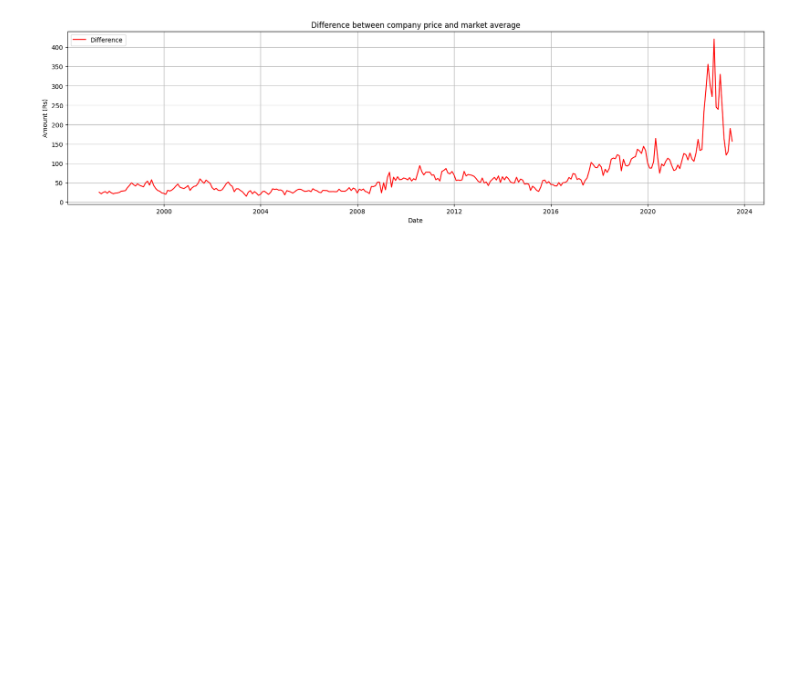
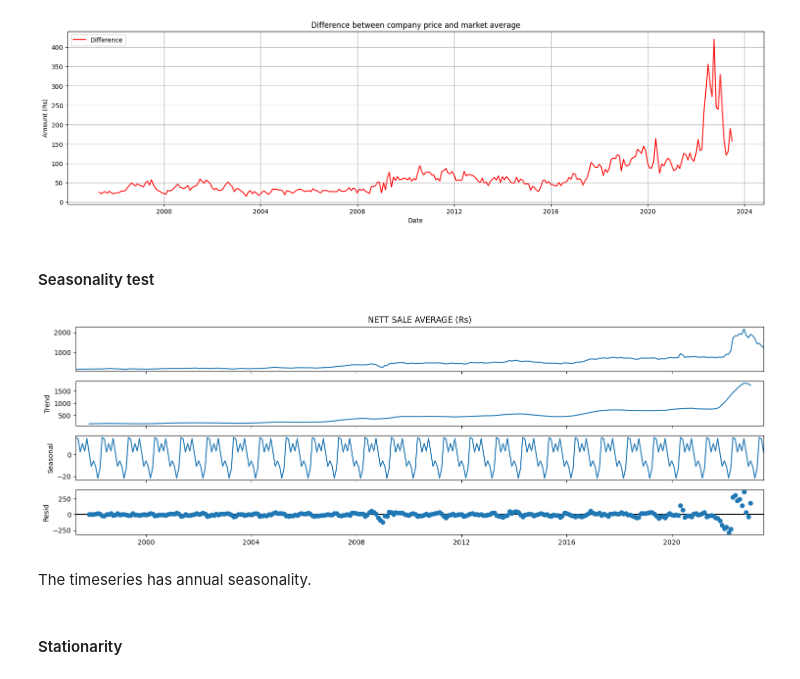
Before and after one commit to NishanD21/Time-Series-Analysis-on-Tea-Production, a Jupyter notebook: analysis.ipynb, the cells around one changed output. Saved outputs shown, nothing was run; the diff lists cells and outputs as text; code cells hidden in the pictures; blank space fills up the shorter version.

```diff
--- a/analysis.ipynb
+++ b/analysis.ipynb
@@ -143,3 +143,21 @@ plt.legend(loc='best')
 plt.grid()
 # %% [output]
 [figure]
+# %% [markdown]
+#### Seasonality test
+# %%
+from statsmodels.tsa.seasonal import seasonal_decompose
+
+snl = seasonal_decompose(df['NETT SALE AVERAGE (Rs)'], model='additive', period=12)
+
+# Create custom-sized plot
+fig = snl.plot()
+fig.set_size_inches(15, 5)
+plt.tight_layout()
+plt.show()
+# %% [output]
+[figure, added]
+# %% [markdown]
+The timeseries has annual seasonality.
+# %% [markdown]
+#### Stationarity
```
Also changed, not shown: parts of 9 cells of this notebook.
